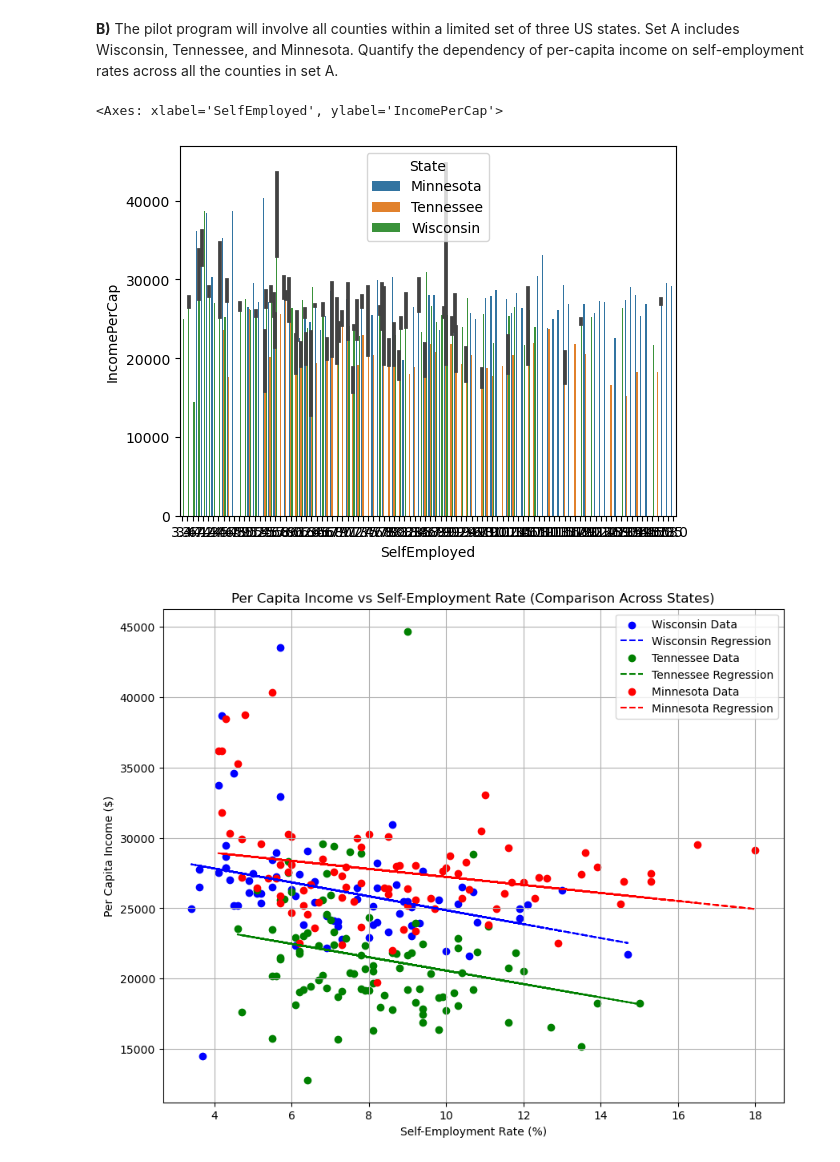
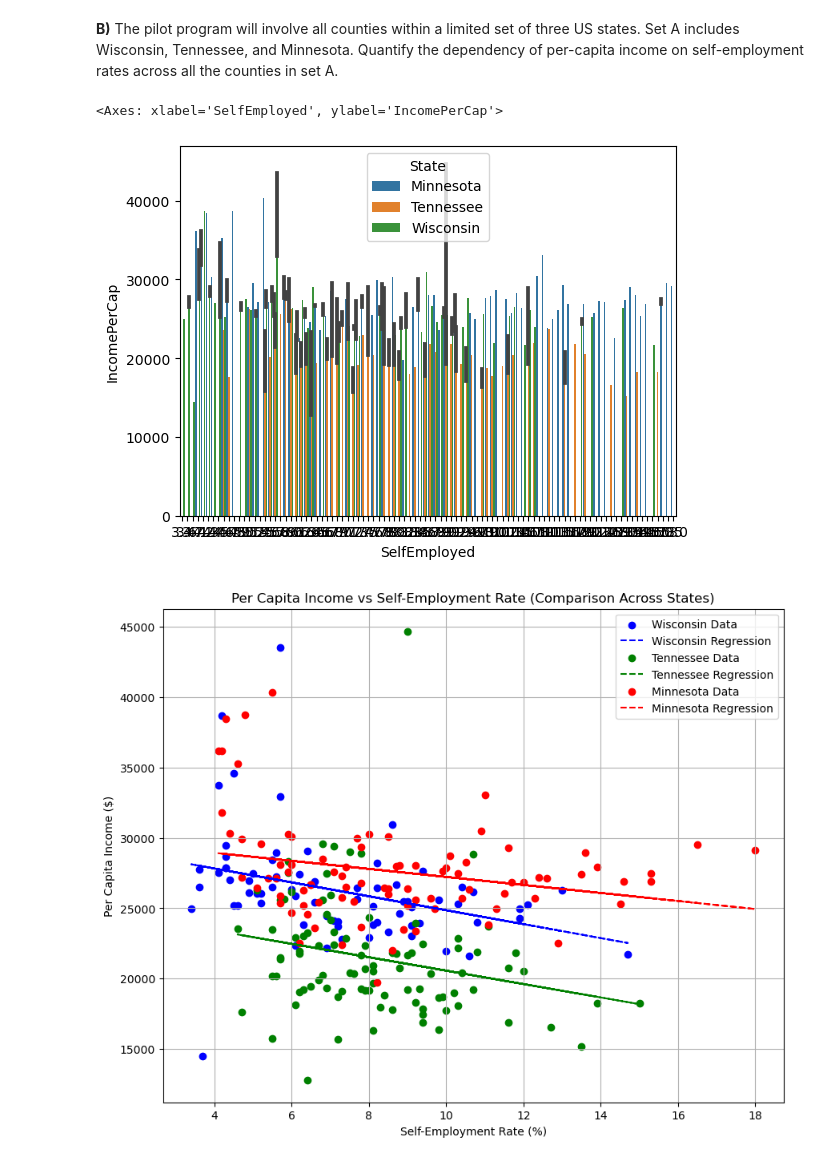
Before and after one commit to theoschiff/ADA, a Jupyter notebook: Exercises/03 - Describing data/Describing_data_exercise.ipynb, the cells around one changed output. Drawn from its saved outputs; the diff is of its cells as text; code cells hidden in the pictures.

```diff
--- a/Exercises/03 - Describing data/Describing_data_exercise.ipynb
+++ b/Exercises/03 - Describing data/Describing_data_exercise.ipynb
@@ -252,13 +273,13 @@ This very low R-squared indicates that the percentage of self-employed citizens
 # %%
 ### your code and or answer here ###
 set_a = {"Wisconsin", "Tennessee", "Minnesota"}
 df_set_a = df.loc[df['State'].isin(set_a)]
 self_employed_a = df_set_a['SelfEmployed']
 income_per_cap_a = df_set_a['IncomePerCap']
-sns.barplot(x="SelfEmployed", y="IncomePerCap", hue="State", data=df_set_a)
+sns.barplot(x="SelfEmployed", y="IncomePerCap", hue="State", data=df_set_a, width=0.9)
 # %% [output]
 <Axes: xlabel='SelfEmployed', ylabel='IncomePerCap'>
-[figure, old version]
+[figure, new version]
 # %%
 df_wisconsin = df_set_a[df_set_a['State'] == 'Wisconsin']
 df_tennessee = df_set_a[df_set_a['State'] == 'Tennessee']
```
Also changed, not shown: parts of 24 cells of this notebook.
